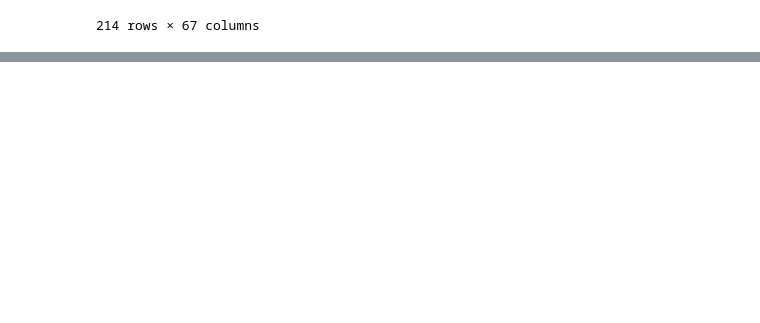
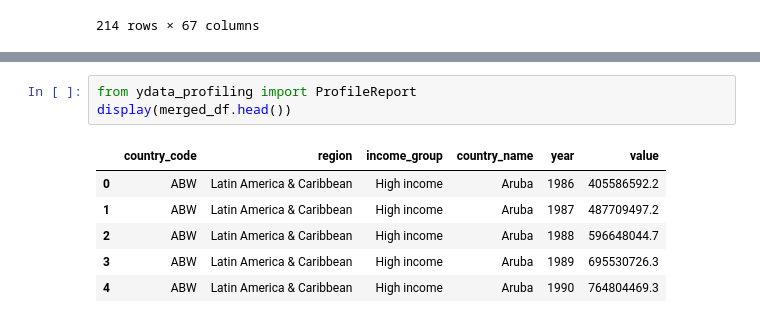
Before and after one commit to jechavarria12/World_GDP_Neural_netowrk, a Jupyter notebook: world_bank_neural_network.ipynb, the cells around one changed output, grey strips where cells are left out. Drawn from its saved outputs; the diff is of its cells as text; blank space fills up the shorter version.

```diff
--- a/world_bank_neural_network.ipynb
+++ b/world_bank_neural_network.ipynb
@@ -226,0 +126,10 @@ Buffered data was truncated after reaching the output size limit.
+# %%
+from ydata_profiling import ProfileReport
+display(merged_df.head())
+# %% [output]
+|  | country_code | region | income_group | country_name | year | value |
+| 0 | ABW | Latin America & Caribbean | High income | Aruba | 1986 | 405586592.2 |
+| 1 | ABW | Latin America & Caribbean | High income | Aruba | 1987 | 487709497.2 |
+| 2 | ABW | Latin America & Caribbean | High income | Aruba | 1988 | 596648044.7 |
+| 3 | ABW | Latin America & Caribbean | High income | Aruba | 1989 | 695530726.3 |
+| 4 | ABW | Latin America & Caribbean | High income | Aruba | 1990 | 764804469.3 |
```
Also changed, not shown: parts of 11 cells of this notebook.
